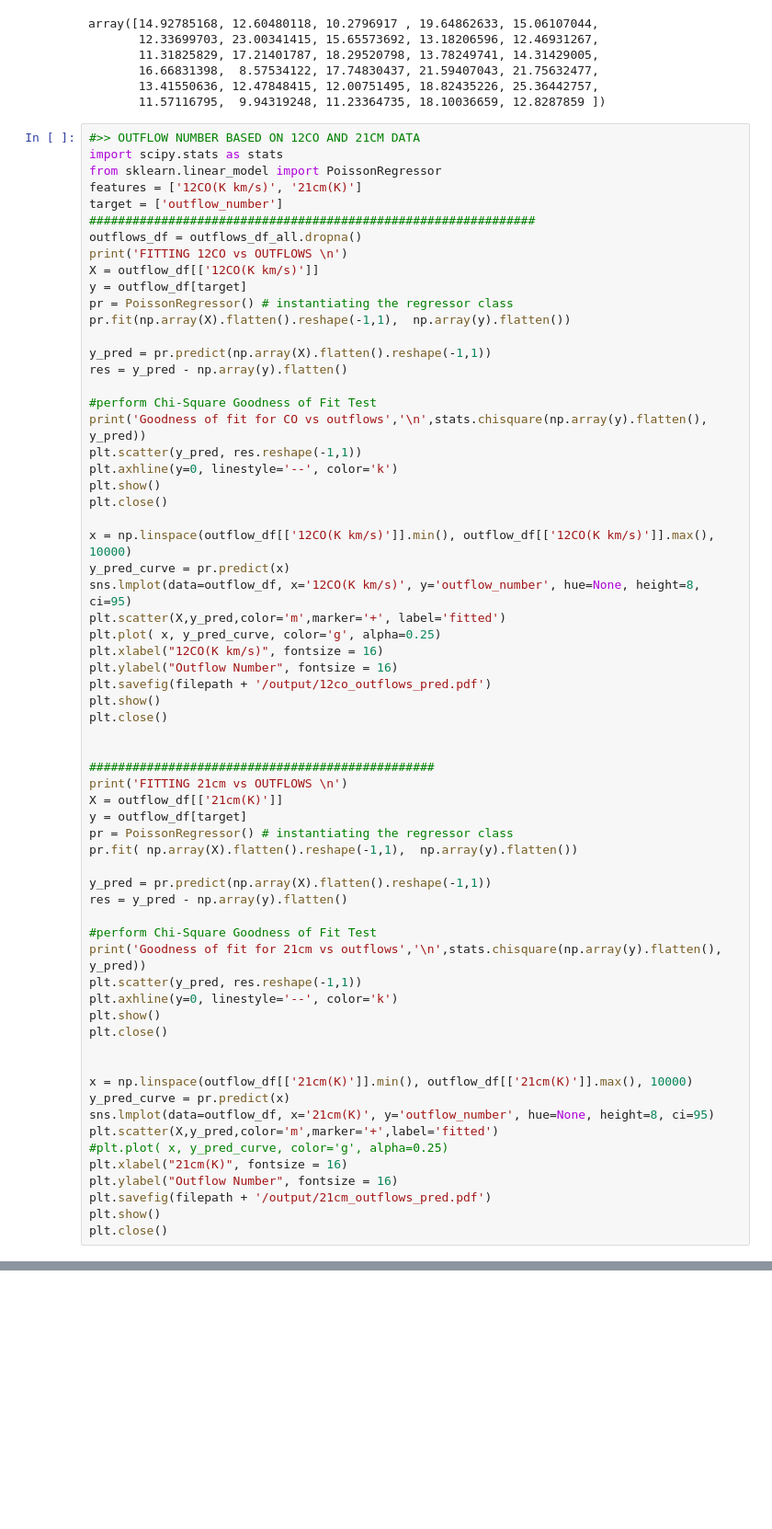
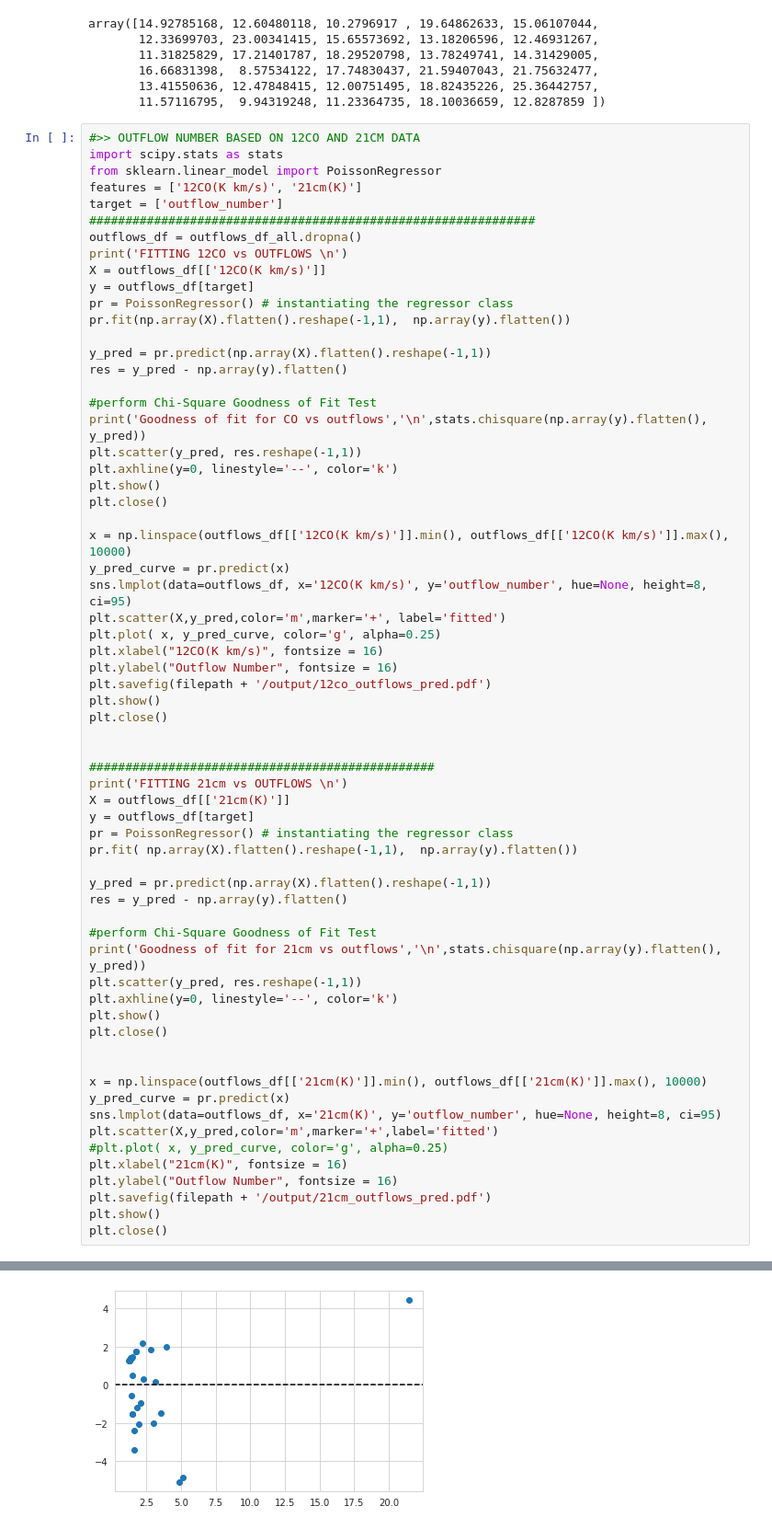
Before and after one commit to sdeb-alpinisteF/Large-sample-outflows-in-CygX-and-ML-methods, a Jupyter notebook: notebooks/03_ML_models.ipynb, the cells around one changed output, grey strips where cells are left out. Shown at 92% size. Drawn from its saved outputs; the diff is of its cells as text; blank space fills up the shorter version.

```diff
--- a/notebooks/03_ML_models.ipynb
+++ b/notebooks/03_ML_models.ipynb
@@ -575,8 +562,8 @@ target = ['outflow_number']
 ##############################################################
 outflows_df = outflows_df_all.dropna()
 print('FITTING 12CO vs OUTFLOWS \n')
-X = outflow_df[['12CO(K km/s)']]
-y = outflow_df[target]
+X = outflows_df[['12CO(K km/s)']]
+y = outflows_df[target]
 pr = PoissonRegressor() # instantiating the regressor class
 pr.fit(np.array(X).flatten().reshape(-1,1),  np.array(y).flatten())
 
@@ -590,9 +577,9 @@ plt.axhline(y=0, linestyle='--', color='k')
 plt.show()
 plt.close()
 
-x = np.linspace(outflow_df[['12CO(K km/s)']].min(), outflow_df[['12CO(K km/s)']].max(), 10000)
+x = np.linspace(outflows_df[['12CO(K km/s)']].min(), outflows_df[['12CO(K km/s)']].max(), 10000)
 y_pred_curve = pr.predict(x)
-sns.lmplot(data=outflow_df, x='12CO(K km/s)', y='outflow_number', hue=None, height=8, ci=95)
+sns.lmplot(data=outflows_df, x='12CO(K km/s)', y='outflow_number', hue=None, height=8, ci=95)
 plt.scatter(X,y_pred,color='m',marker='+', label='fitted')
 plt.plot( x, y_pred_curve, color='g', alpha=0.25)
 plt.xlabel("12CO(K km/s)", fontsize = 16)
@@ -604,8 +591,8 @@ plt.close()
 
 ################################################
 print('FITTING 21cm vs OUTFLOWS \n')
-X = outflow_df[['21cm(K)']]
-y = outflow_df[target]
+X = outflows_df[['21cm(K)']]
+y = outflows_df[target]
 pr = PoissonRegressor() # instantiating the regressor class
 pr.fit( np.array(X).flatten().reshape(-1,1),  np.array(y).flatten())
 
@@ -620,9 +607,9 @@ plt.show()
 plt.close()
 
 
-x = np.linspace(outflow_df[['21cm(K)']].min(), outflow_df[['21cm(K)']].max(), 10000)
+x = np.linspace(outflows_df[['21cm(K)']].min(), outflows_df[['21cm(K)']].max(), 10000)
 y_pred_curve = pr.predict(x)
-sns.lmplot(data=outflow_df, x='21cm(K)', y='outflow_number', hue=None, height=8, ci=95)
+sns.lmplot(data=outflows_df, x='21cm(K)', y='outflow_number', hue=None, height=8, ci=95)
 plt.scatter(X,y_pred,color='m',marker='+',label='fitted')
 #plt.plot( x, y_pred_curve, color='g', alpha=0.25)
 plt.xlabel("21cm(K)", fontsize = 16)
@@ -634,0 +625 @@ NameError: ignored
+[figure, added]
```
Also changed, not shown: parts of 9 cells of this notebook.
